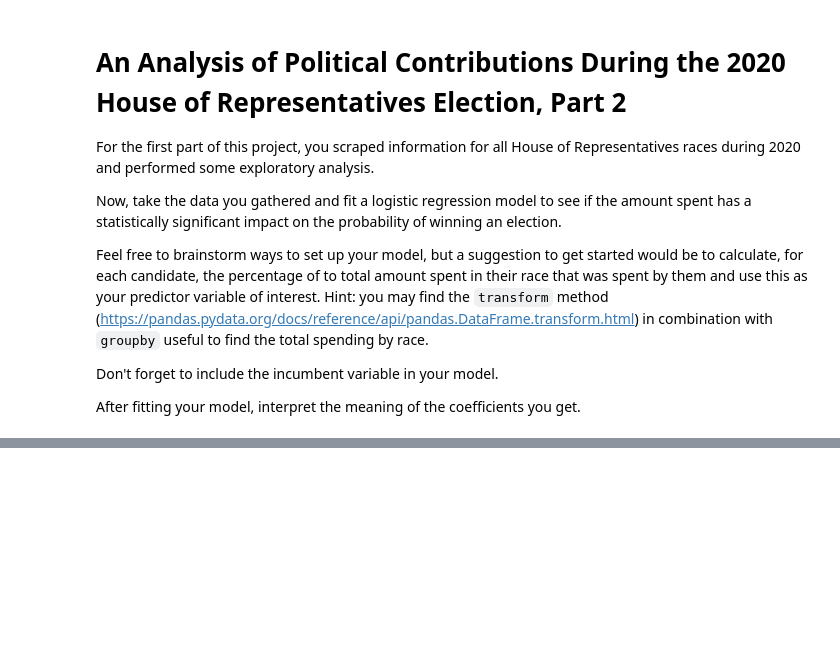
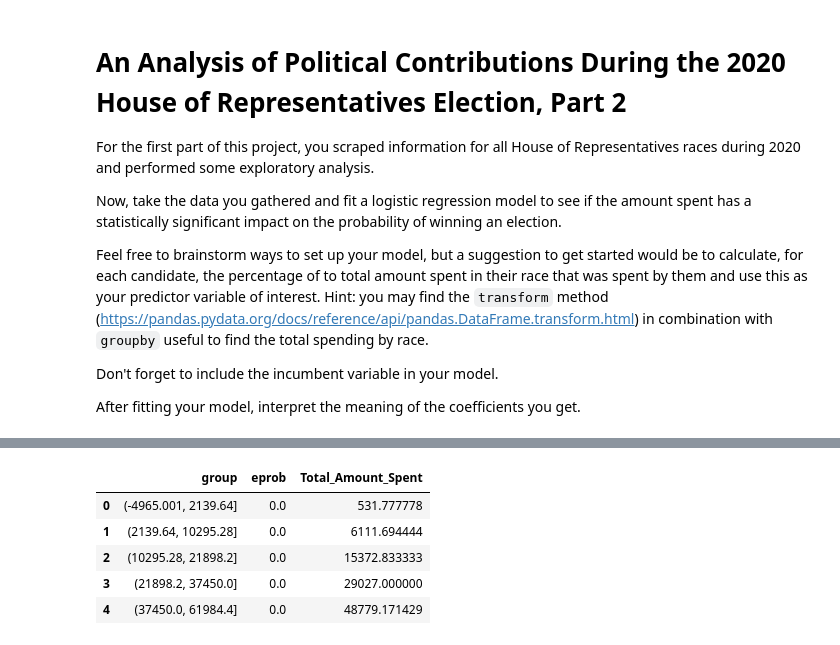
Before and after one commit to nss-data-science-cohort-6/webscraping_open_secrets-malted_milk_balls, a Jupyter notebook: Notebooks/candidates_logisitic_regression.ipynb, the cells around one changed output, grey strips where cells are left out. Drawn from its saved outputs; the diff is of its cells as text; code cells hidden in the pictures; blank space fills up the shorter version.

```diff
--- a/Notebooks/candidates_logisitic_regression.ipynb
+++ b/Notebooks/candidates_logisitic_regression.ipynb
@@ -54,0 +79,20 @@ candidates['% Spent vs Raised'] = candidates['Total_Amount_Spent'] / candidates[
+# %%
+amt_spent_summary = (
+    candidates
+    .assign(group = pd.qcut(candidates['Total_Amount_Spent'],
+                            q = 25,
+                            duplicates = 'drop'))
+    .groupby('group')
+    ['Winner', 'Total_Amount_Spent']
+    .mean()
+    .reset_index()
+    .rename(columns = {'Winner': 'eprob'})
+)
+amt_spent_summary.head()
+# %% [output]
+|  | group | eprob | Total_Amount_Spent |
+| 0 | (-4965.001, 2139.64] | 0.0 | 531.777778 |
+| 1 | (2139.64, 10295.28] | 0.0 | 6111.694444 |
+| 2 | (10295.28, 21898.2] | 0.0 | 15372.833333 |
+| 3 | (21898.2, 37450.0] | 0.0 | 29027.000000 |
+| 4 | (37450.0, 61984.4] | 0.0 | 48779.171429 |
```
Also changed, not shown: parts of 7 cells of this notebook.
